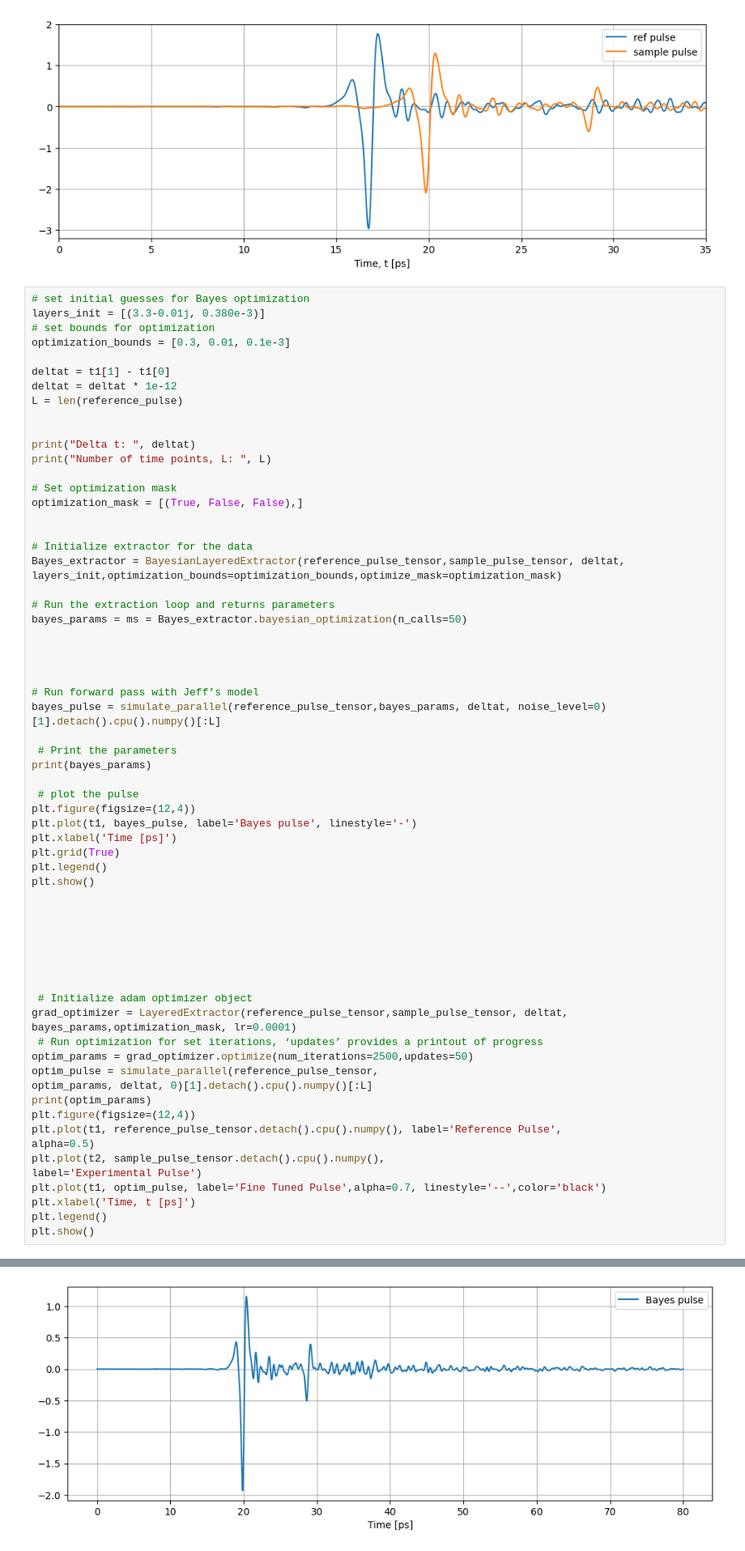
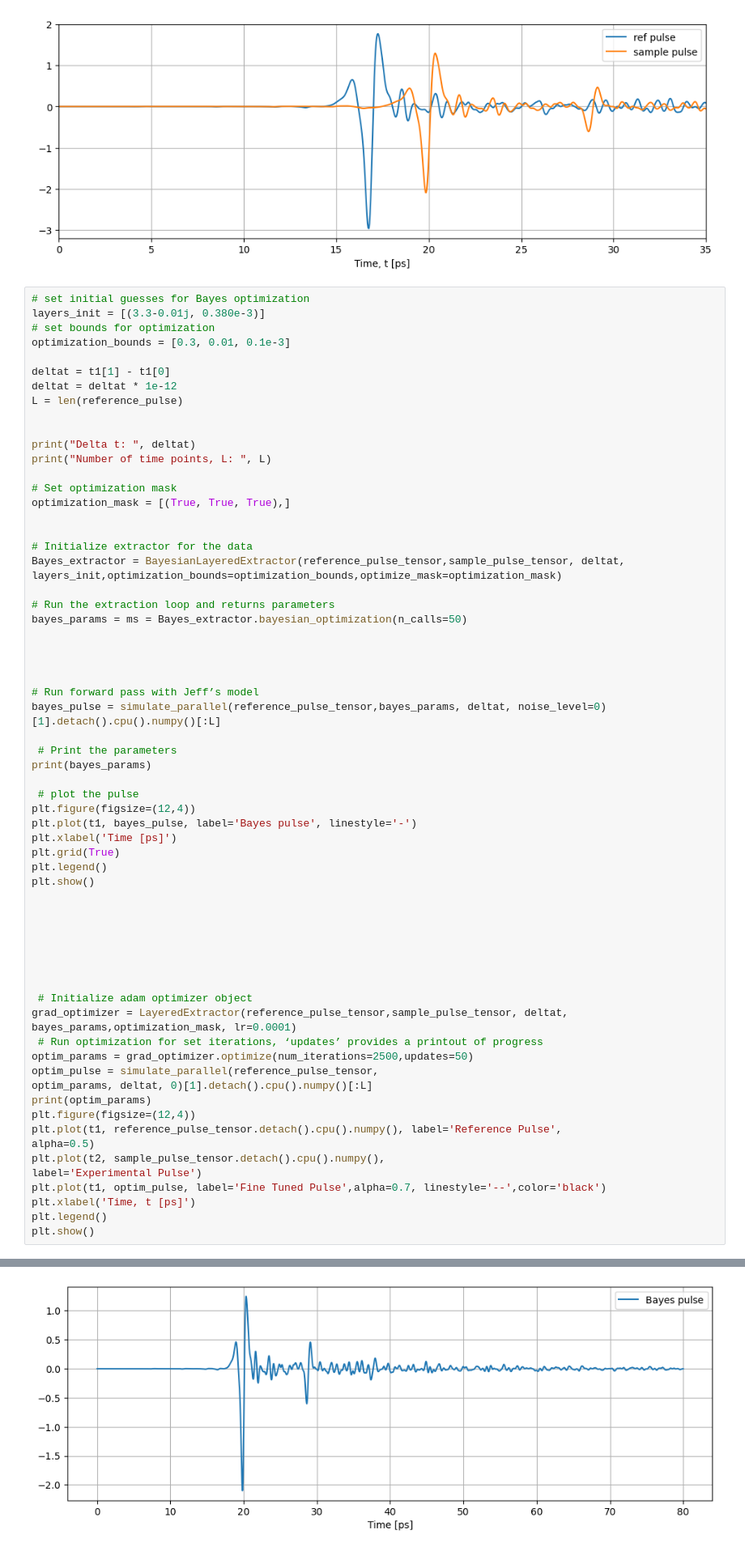
Before and after one commit to Loriginale2000/TerahertzProject, a Jupyter notebook: TheoTHzTDS/THz-TDS/Transfer Matrix Method/HRZ_Si_04_02_2026.ipynb, the cells around one changed output, grey strips where cells are left out. Shown at 81% size. Saved outputs shown, nothing was run; the diff lists cells and outputs as text.

```diff
--- a/TheoTHzTDS/THz-TDS/Transfer Matrix Method/HRZ_Si_04_02_2026.ipynb
+++ b/TheoTHzTDS/THz-TDS/Transfer Matrix Method/HRZ_Si_04_02_2026.ipynb
@@ -235,7 +235,7 @@ print("Delta t: ", deltat)
 print("Number of time points, L: ", L)
 
 # Set optimization mask
-optimization_mask = [(True, False, False),]
+optimization_mask = [(True, True, True),]
 
 
 # Initialize extractor for the data
@@ -293 +295 @@ Layer 1 - n ∈ (3.0, 3.5999999999999996)
-[figure, old version]
+[figure, new version]
```
Also changed, not shown: parts of 1 cell of this notebook, 14 other files.
